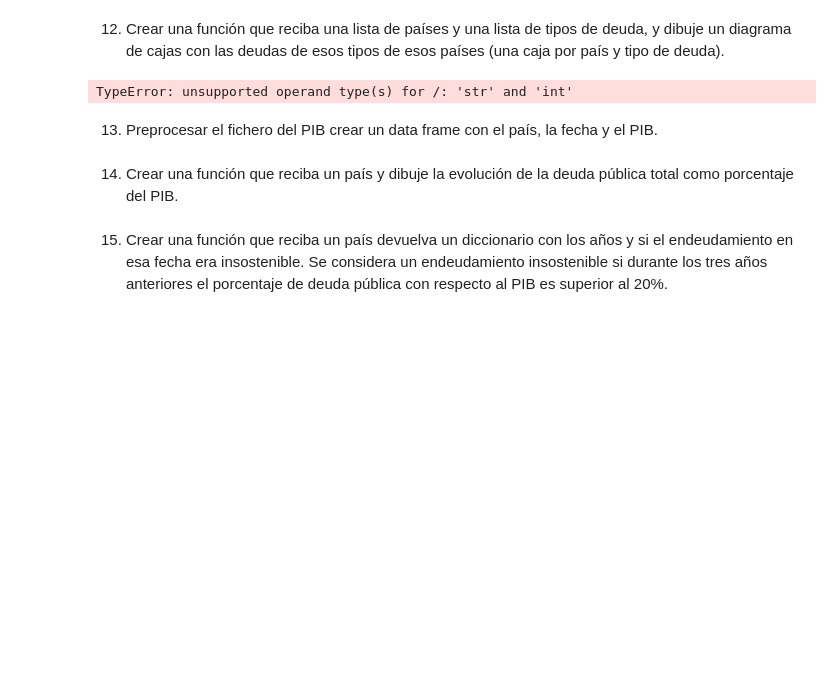
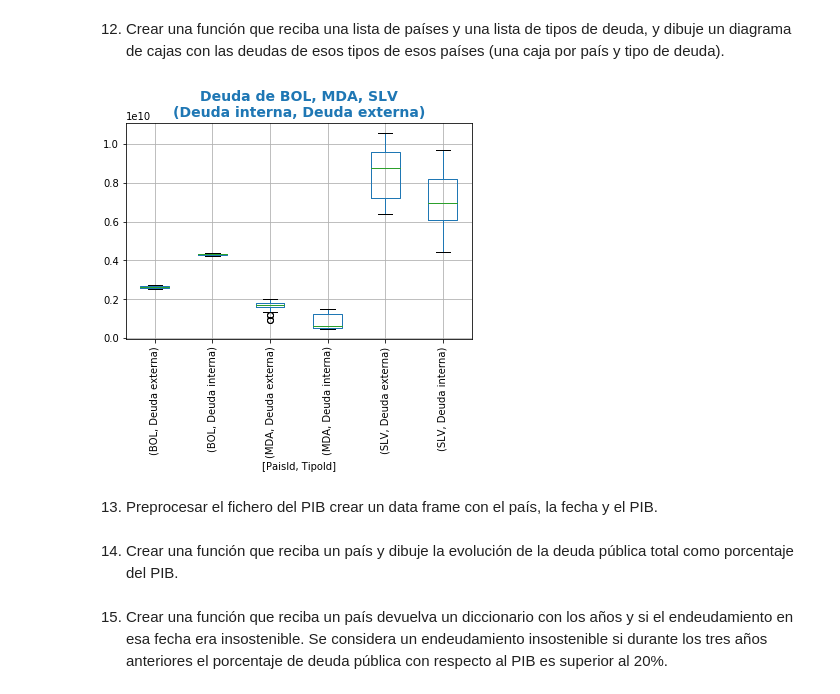
Before and after one commit to asalber/asalber.github.io, a Jupyter notebook: python/trabajos/soluciones/deuda-publica.ipynb, the cells around one changed output. Drawn from its saved outputs; the diff is of its cells as text; code cells hidden in the pictures; blank space fills up the shorter version.

```diff
--- a/python/trabajos/soluciones/deuda-publica.ipynb
+++ b/python/trabajos/soluciones/deuda-publica.ipynb
@@ -359,36 +369,35 @@ TypeError: no numeric data to plot
 # %%
 def cajas_deuda(deuda, paises, tipos):
     ''' Función que dibuja un diagrama de cajas con las deudas de unos tipos y unos países dados.
 
     Parámetros:
         - deuda: Es un DataFrame con las deudas de los países.
         - paises: Es una lista de cadenas con los nombres de los países.
         - tipos: Es una lista de cadenas con los tipo de deuda.
     '''
 
     # Filtramos el país y los tipos de deuda
     deuda_filtro = deuda[(deuda.PaisId.isin(paises)) &
                          (deuda.TipoId.isin(tipos))]
     # Creamos la figura y los ejes
     fig, ax = plt.subplots()
     # Dibujamos el diagrama de cajas
     deuda_filtro.boxplot(column='Cantidad', by=['PaisId', 'TipoId'], ax=ax)
     # Añadimos el título
     ax.set_title('Deuda de ' + ', '.join(paises) + '\n(' + ', '.join(tipos) + ')',
                  loc="center", fontdict={'fontsize': 14, 'fontweight': 'bold', 'color': 'tab:blue'})
     plt.suptitle('')
     # Rotamos las etiquetas del eje x
     plt.xticks(rotation=90)
     # Guardamos el gráfico.
-    plt.savefig('img/cajas-deuda-' + '-'.join(paises) + '-' +
-                '-'.join(tipos) + '.png', bbox_inches='tight')
+    plt.show()
     return
 
 
 # Ejemplo
 cajas_deuda(deuda, ['BOL', 'MDA', 'SLV'], ['Deuda interna', 'Deuda externa'])
 # %% [output]
-TypeError: unsupported operand type(s) for /: 'str' and 'int'
+[figure, added]
 # %% [markdown]
 13. Preprocesar el fichero del PIB crear un data frame con el país, la fecha y el PIB.
 # %% [markdown]
```
Also changed, not shown: parts of 12 cells of this notebook, 3 other files.
